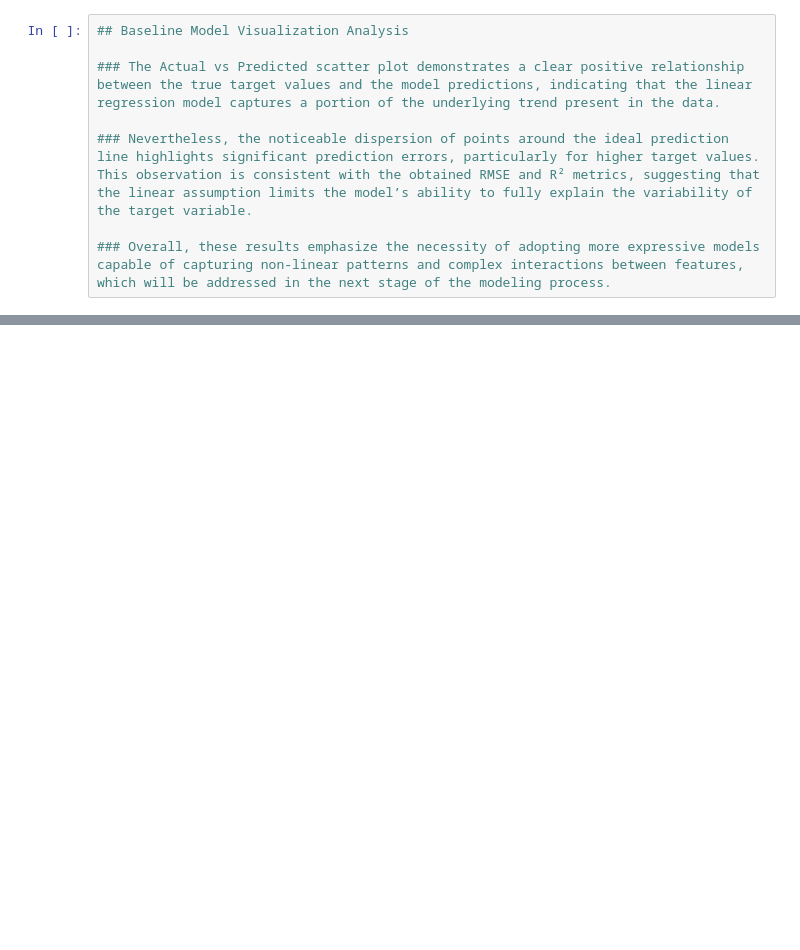
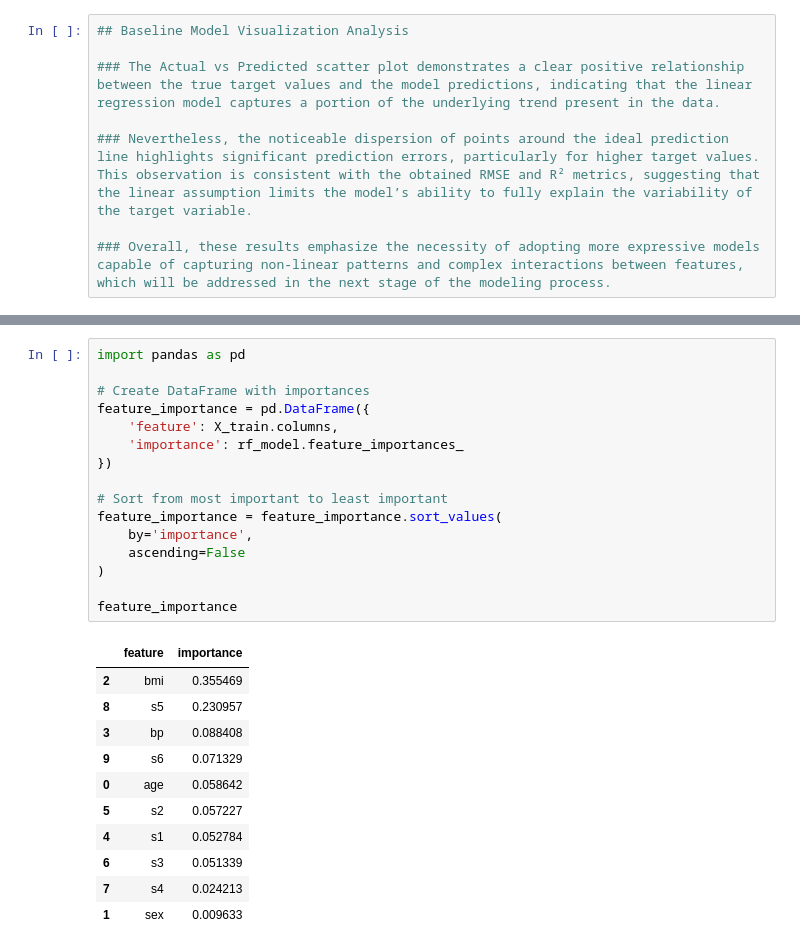
Before and after one commit to MatheusPrause/ai-data-insights-assistant, a Jupyter notebook: notebooks/01_exploratory_analysis.ipynb, the cells around one changed output, grey strips where cells are left out. Drawn from its saved outputs; the diff is of its cells as text; blank space fills up the shorter version.

```diff
--- a/notebooks/01_exploratory_analysis.ipynb
+++ b/notebooks/01_exploratory_analysis.ipynb
@@ -158,0 +190,28 @@ plt.show()
+# %%
+import pandas as pd
+
+# Create DataFrame with importances
+feature_importance = pd.DataFrame({
+    'feature': X_train.columns,
+    'importance': rf_model.feature_importances_
+})
+
+# Sort from most important to least important
+feature_importance = feature_importance.sort_values(
+    by='importance',
+    ascending=False
+)
+
+feature_importance
+# %% [output]
+|  | feature | importance |
+| 2 | bmi | 0.355469 |
+| 8 | s5 | 0.230957 |
+| 3 | bp | 0.088408 |
+| 9 | s6 | 0.071329 |
+| 0 | age | 0.058642 |
+| 5 | s2 | 0.057227 |
+| 4 | s1 | 0.052784 |
+| 6 | s3 | 0.051339 |
+| 7 | s4 | 0.024213 |
+| 1 | sex | 0.009633 |
```
Also changed, not shown: parts of 12 cells of this notebook.
